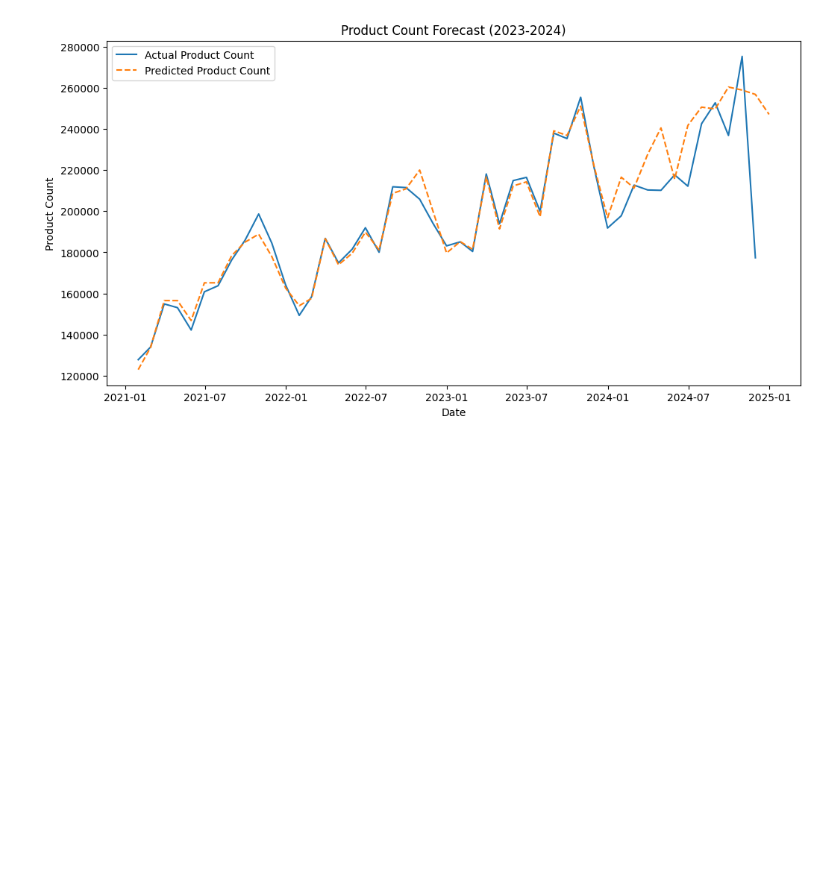
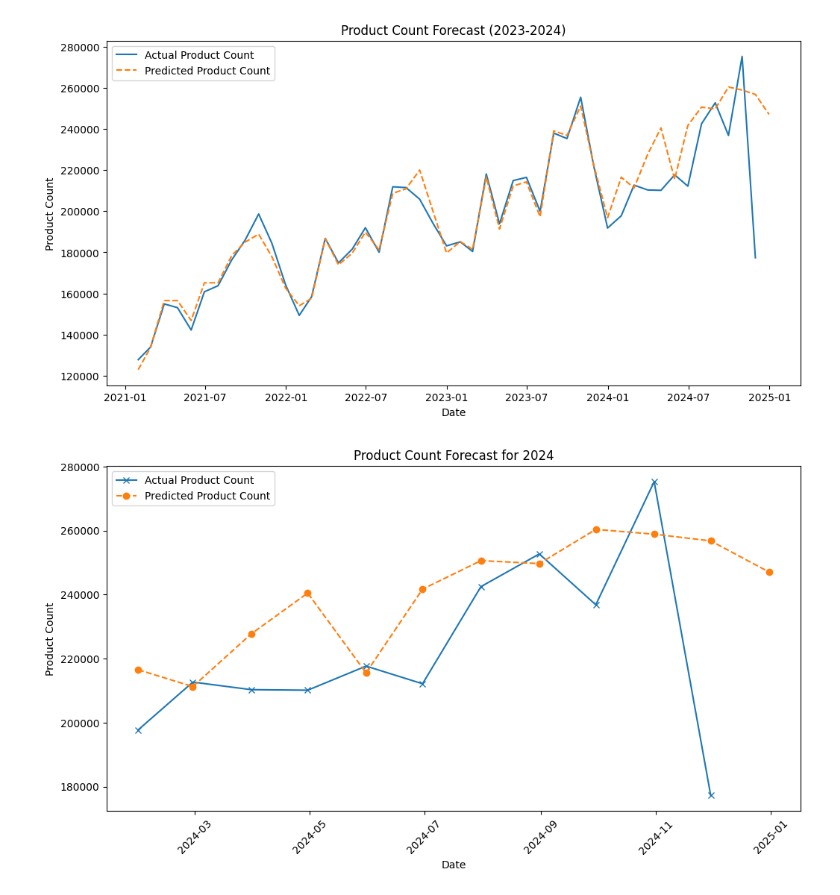
Before and after one commit to rzn-git/forecast-demand-collaboration, a Jupyter notebook: test-18.ipynb, the cells around one changed output. Saved outputs shown, nothing was run; the diff lists cells and outputs as text; code cells hidden in the pictures; blank space fills up the shorter version.

```diff
--- a/test-18.ipynb
+++ b/test-18.ipynb
@@ -108,3 +108,19 @@ plt.legend()
 plt.show()
 # %% [output]
 [figure]
+# %%
+# Filter the forecast dataframe for the year 2024
+forecast_2024 = forecast[(forecast['ds'] >= '2024-01-01') & (forecast['ds'] <= '2024-12-31')]
+df_monthly_2024 = df_monthly[df_monthly['date'].dt.year == 2024]
+# Plot the product count for every month of 2024
+plt.figure(figsize=(12, 6))
+plt.plot(df_monthly_2024['date'], df_monthly_2024['product_count'], marker='x', label='Actual Product Count')
+plt.plot(forecast_2024['ds'], forecast_2024['yhat'], marker='o', linestyle='--', label='Predicted Product Count')
+plt.title('Product Count Forecast for 2024')
+plt.xlabel('Date')
+plt.ylabel('Product Count')
+plt.xticks(rotation=45)
+plt.legend()
+plt.show()
+# %% [output]
+[figure, added]
```
